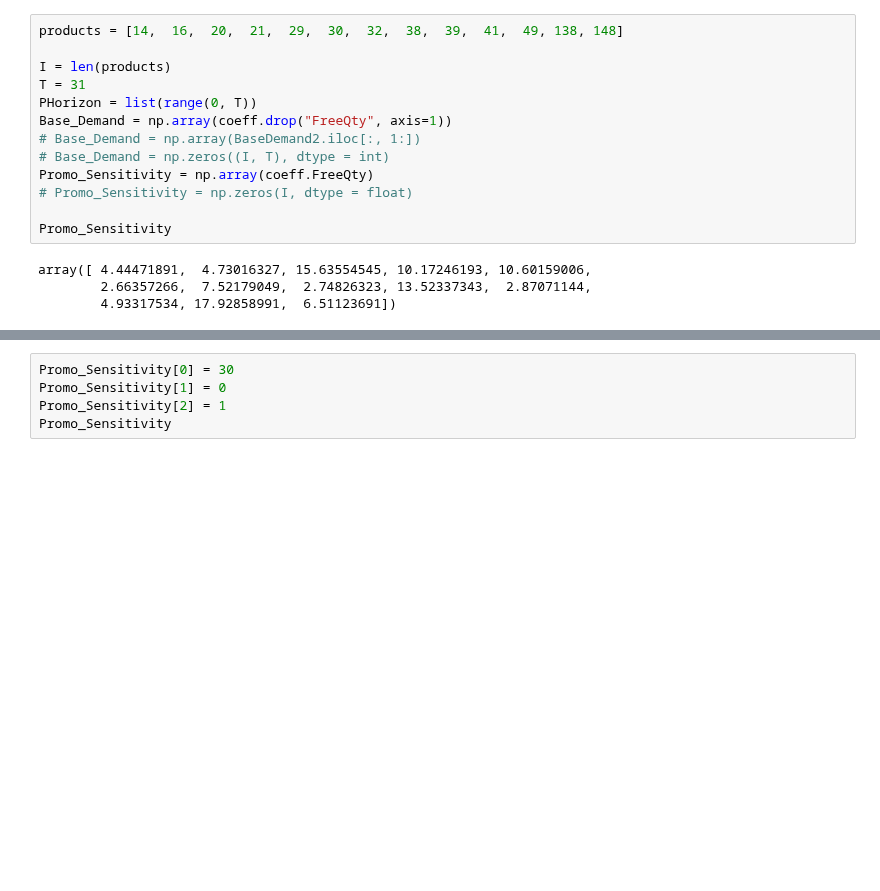
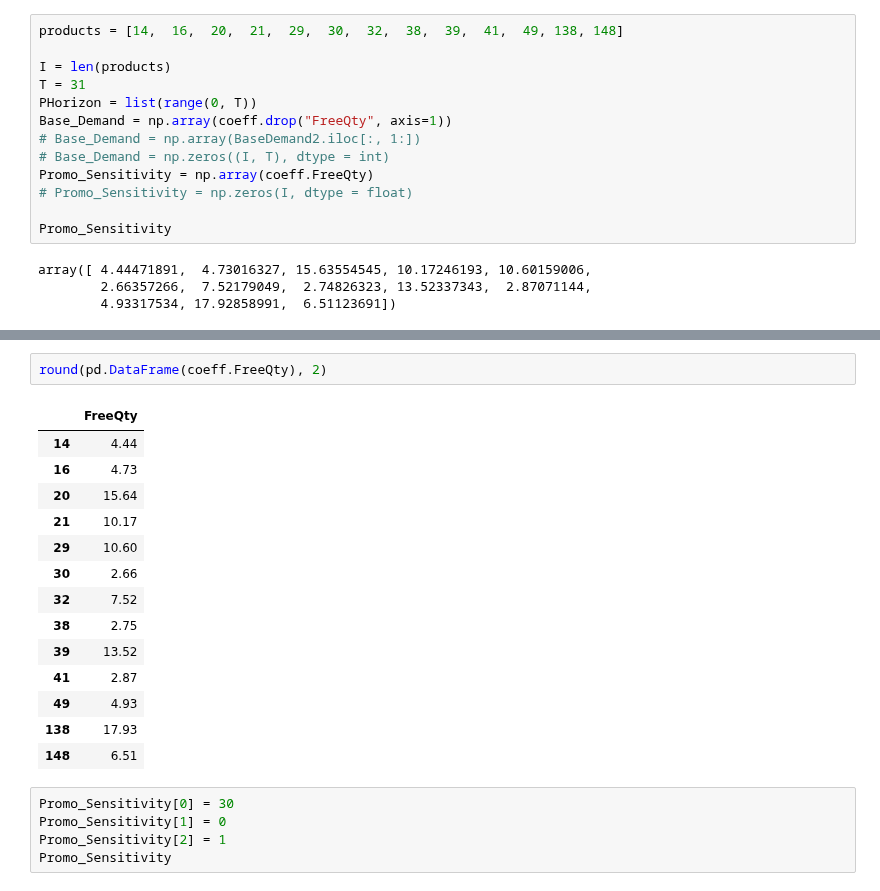
Before and after one commit to ayigitdogan/PharmaProject, a Jupyter notebook: IE492 - Pharma Project.ipynb, the cells around one changed output, grey strips where cells are left out. Cells and saved outputs as stored; diff of their text form; blank space fills up the shorter version.

```diff
--- a/IE492 - Pharma Project.ipynb
+++ b/IE492 - Pharma Project.ipynb
@@ -682,3 +701,20 @@ array([ 4.44471891,  4.73016327, 15.63554545, 10.17246193, 10.60159006,
+# %%
+round(pd.DataFrame(coeff.FreeQty), 2)
+# %% [output]
+|  | FreeQty |
+| 14 | 4.44 |
+| 16 | 4.73 |
+| 20 | 15.64 |
+| 21 | 10.17 |
+| 29 | 10.60 |
+| 30 | 2.66 |
+| 32 | 7.52 |
+| 38 | 2.75 |
+| 39 | 13.52 |
+| 41 | 2.87 |
+| 49 | 4.93 |
+| 138 | 17.93 |
+| 148 | 6.51 |
 # %%
 Promo_Sensitivity[0] = 30
 Promo_Sensitivity[1] = 0
```
Also changed, not shown: parts of 2 cells of this notebook.
